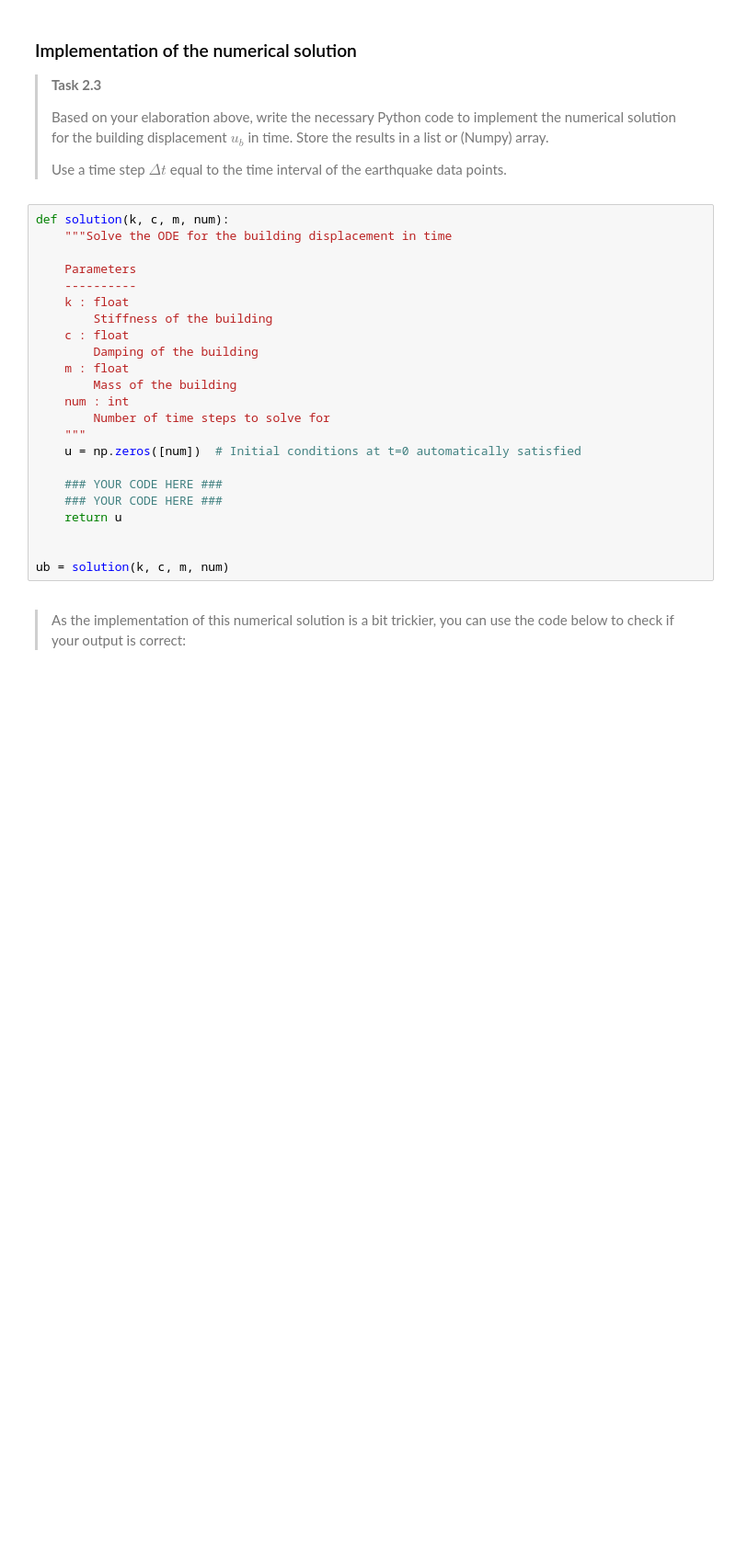
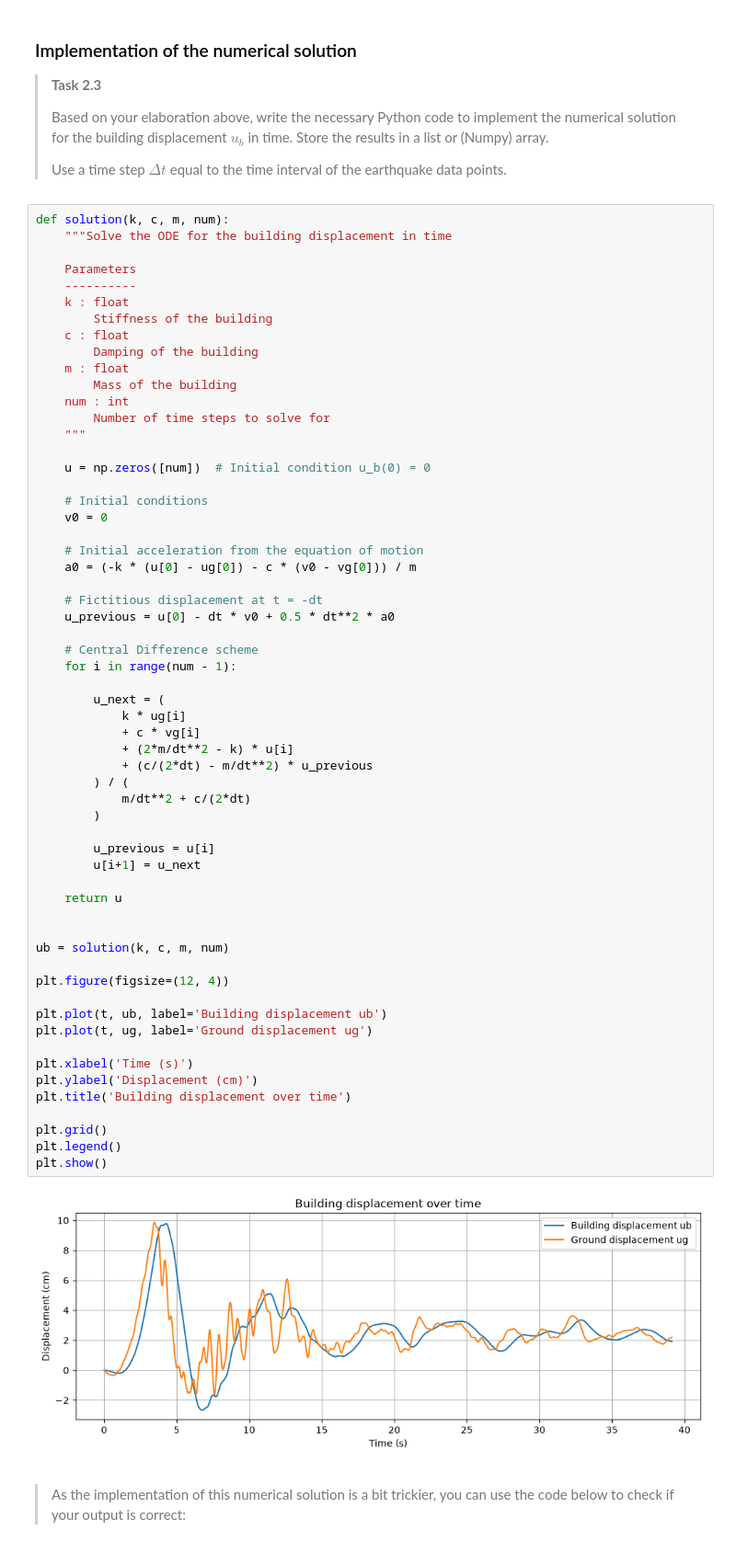
Before and after one commit to NickZhou21/GA1.2, a Jupyter notebook: all_files_GA_1_2/1Ddynamics.ipynb, the cells around one changed output. Shown at 92% size. Saved outputs shown, nothing was run; the diff lists cells and outputs as text; blank space fills up the shorter version.

```diff
--- a/all_files_GA_1_2/1Ddynamics.ipynb
+++ b/all_files_GA_1_2/1Ddynamics.ipynb
@@ -270,26 +270,64 @@ Now, we proceed with the numerical solution of the above differential equation f
 # %%
 def solution(k, c, m, num):
     """Solve the ODE for the building displacement in time
 
     Parameters
     ----------
     k : float
         Stiffness of the building
     c : float
         Damping of the building
     m : float
         Mass of the building
     num : int
         Number of time steps to solve for
     """
-    u = np.zeros([num])  # Initial conditions at t=0 automatically satisfied
 
-    ### YOUR CODE HERE ###
-    ### YOUR CODE HERE ###
+    u = np.zeros([num])  # Initial condition u_b(0) = 0
+
+    # Initial conditions
+    v0 = 0
+
+    # Initial acceleration from the equation of motion
+    a0 = (-k * (u[0] - ug[0]) - c * (v0 - vg[0])) / m
+
+    # Fictitious displacement at t = -dt
+    u_previous = u[0] - dt * v0 + 0.5 * dt**2 * a0
+
+    # Central Difference scheme
+    for i in range(num - 1):
+
+        u_next = (
+            k * ug[i]
+            + c * vg[i]
+            + (2*m/dt**2 - k) * u[i]
+            + (c/(2*dt) - m/dt**2) * u_previous
+        ) / (
+            m/dt**2 + c/(2*dt)
+        )
+
+        u_previous = u[i]
+        u[i+1] = u_next
+
     return u
 
 
 ub = solution(k, c, m, num)
+
+plt.figure(figsize=(12, 4))
+
+plt.plot(t, ub, label='Building displacement ub')
+plt.plot(t, ug, label='Ground displacement ug')
+
+plt.xlabel('Time (s)')
+plt.ylabel('Displacement (cm)')
+plt.title('Building displacement over time')
+
+plt.grid()
+plt.legend()
+plt.show()
+# %% [output]
+[figure, added]
 # %% [markdown]
 
 >
```
